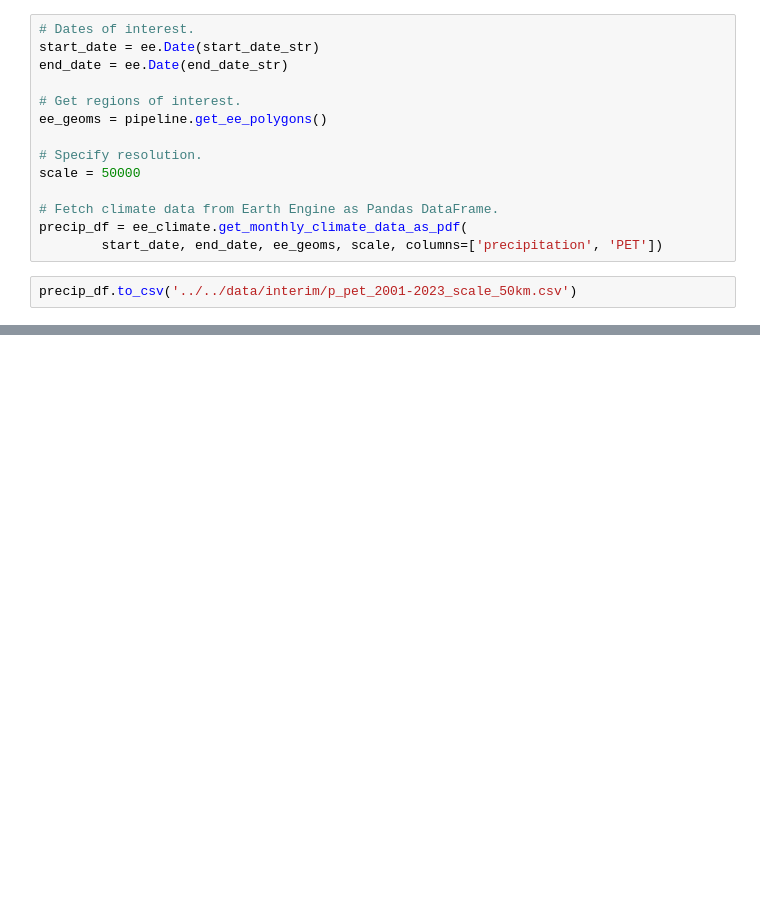
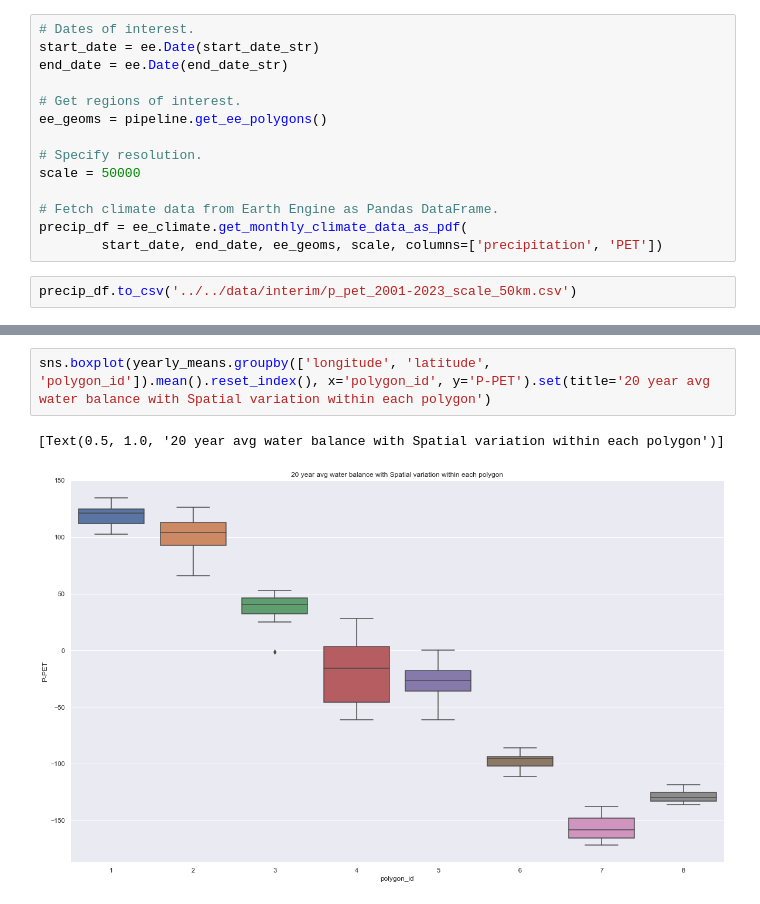
Before and after one commit to 4C-Guided-Team-Challenge/drought-with-gedi, a Jupyter notebook: notebooks/exploratory/ClimateData.ipynb, the cells around one changed output, grey strips where cells are left out. Saved outputs shown, nothing was run; the diff lists cells and outputs as text; blank space fills up the shorter version.

```diff
--- a/notebooks/exploratory/ClimateData.ipynb
+++ b/notebooks/exploratory/ClimateData.ipynb
@@ -189,0 +288,5 @@ precip_df.to_csv('../../data/interim/p_pet_2001-2023_scale_50km.csv')
+# %%
+sns.boxplot(yearly_means.groupby(['longitude', 'latitude', 'polygon_id']).mean().reset_index(), x='polygon_id', y='P-PET').set(title='20 year avg water balance with Spatial variation within each polygon')
+# %% [output]
+[Text(0.5, 1.0, '20 year avg water balance with Spatial variation within each polygon')]
+[figure, added]
```
Also changed, not shown: parts of 34 cells of this notebook, 1 other file.
